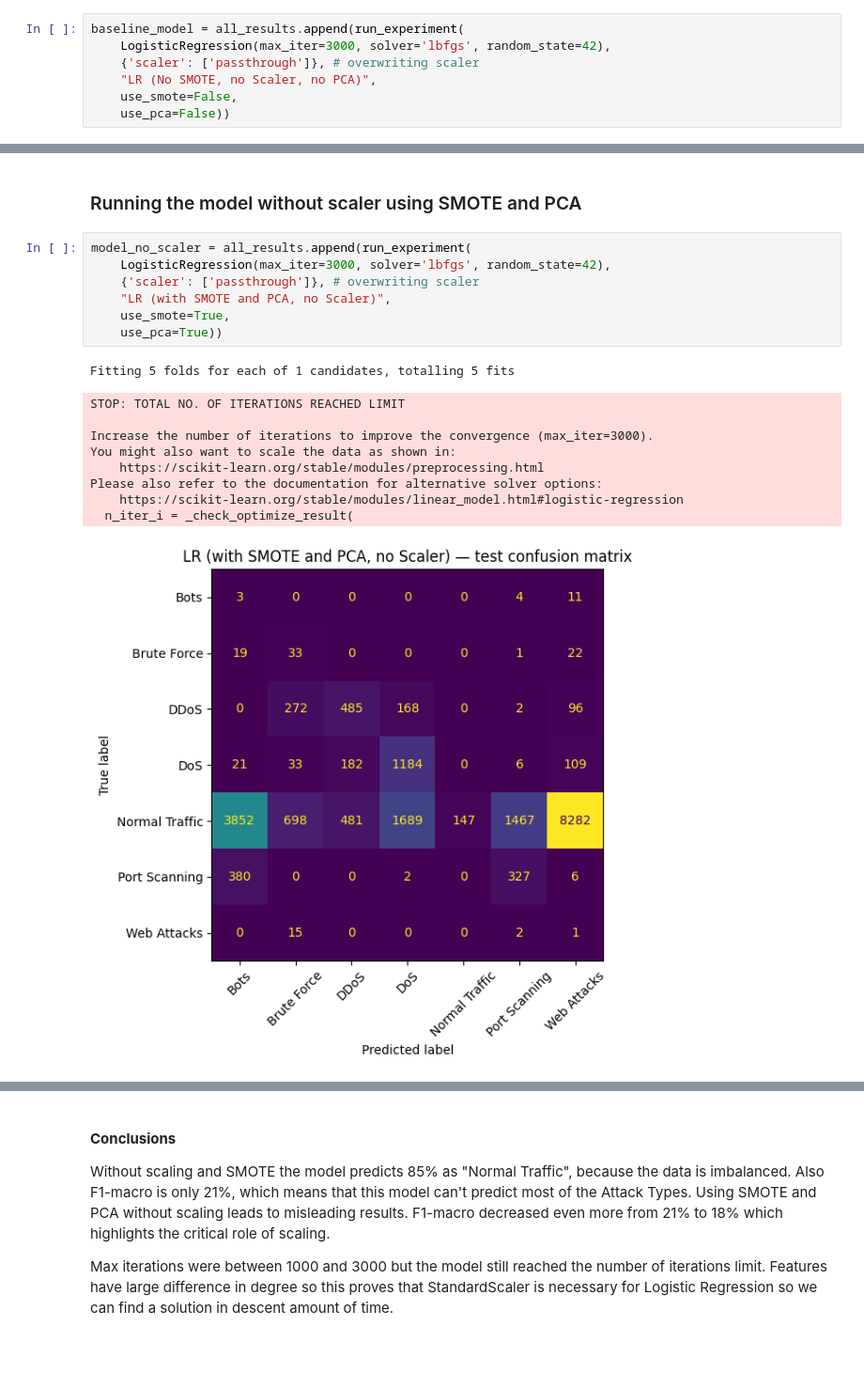
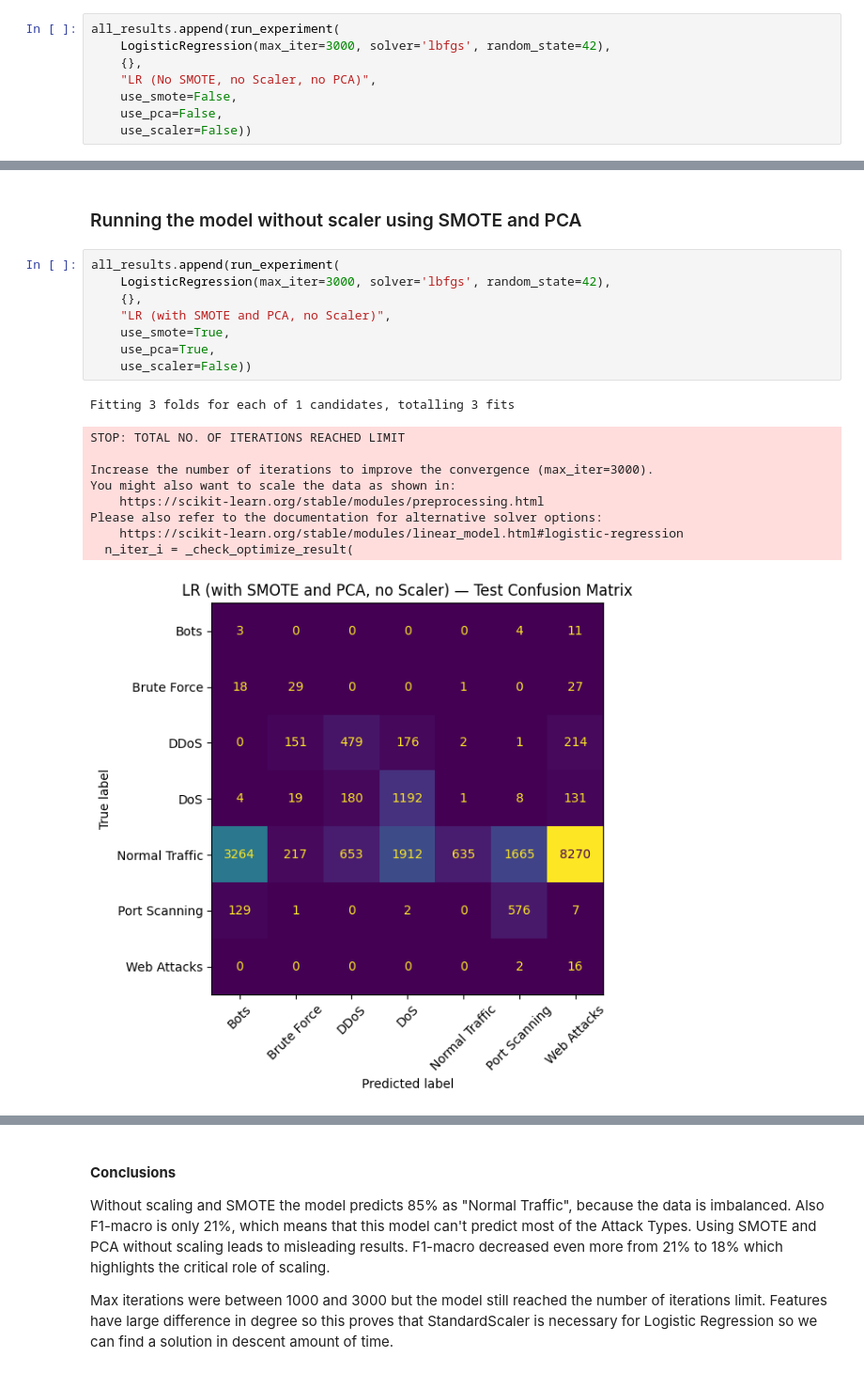
Before and after one commit to LottaSofiaK/AppliedMachineLearningGroup22, a Jupyter notebook: Jenna_LR.ipynb, the cells around one changed output, grey strips where cells are left out. Shown at 94% size. Cells and saved outputs as stored; diff of their text form.

```diff
--- a/Jenna_LR.ipynb
+++ b/Jenna_LR.ipynb
@@ -176,8 +305,9 @@ def run_experiment_minmax(clf, param_grid, label, use_smote=True, use_pca=True):
 # %%
-baseline_model = all_results.append(run_experiment(
+all_results.append(run_experiment(
     LogisticRegression(max_iter=3000, solver='lbfgs', random_state=42),
-    {'scaler': ['passthrough']}, # overwriting scaler
+    {},
     "LR (No SMOTE, no Scaler, no PCA)",
     use_smote=False,
-    use_pca=False))
+    use_pca=False,
+    use_scaler=False))
 # %% [output]
@@ -211,21 +341,22 @@ Normal Traffic      0.854     0.998     0.921     16616
 # %% [markdown]
 ### Running the model without scaler using SMOTE and PCA
 # %%
-model_no_scaler = all_results.append(run_experiment(
+all_results.append(run_experiment(
     LogisticRegression(max_iter=3000, solver='lbfgs', random_state=42),
-    {'scaler': ['passthrough']}, # overwriting scaler
+    {},
     "LR (with SMOTE and PCA, no Scaler)",
     use_smote=True,
-    use_pca=True))
+    use_pca=True,
+    use_scaler=False))
 # %% [output]
-Fitting 5 folds for each of 1 candidates, totalling 5 fits
+Fitting 3 folds for each of 1 candidates, totalling 3 fits
 STOP: TOTAL NO. OF ITERATIONS REACHED LIMIT
 
 Increase the number of iterations to improve the convergence (max_iter=3000).
 You might also want to scale the data as shown in:
     https://scikit-learn.org/stable/modules/preprocessing.html
 Please also refer to the documentation for alternative solver options:
     https://scikit-learn.org/stable/modules/linear_model.html#logistic-regression
   n_iter_i = _check_optimize_result(
-[figure, old version]
+[figure, new version]
 === LR (with SMOTE and PCA, no Scaler) ===
```
Also changed, not shown: parts of 18 cells of this notebook.
